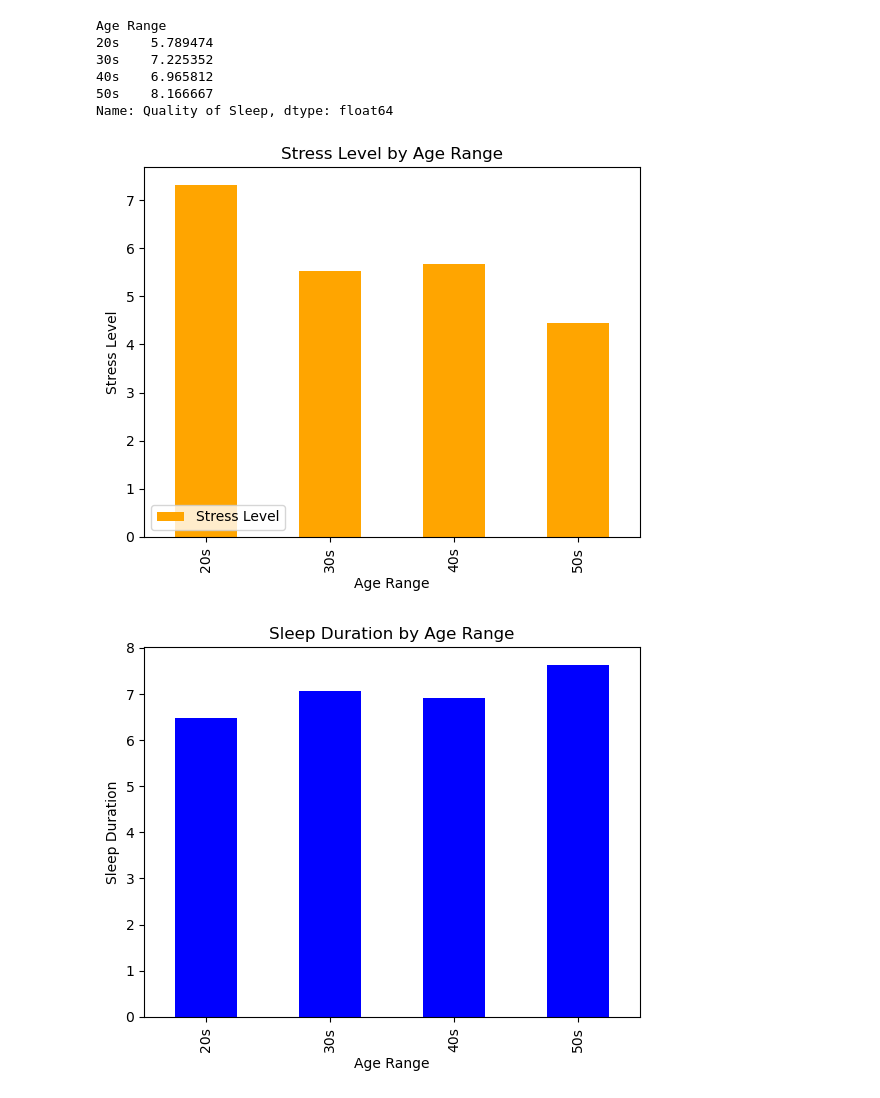
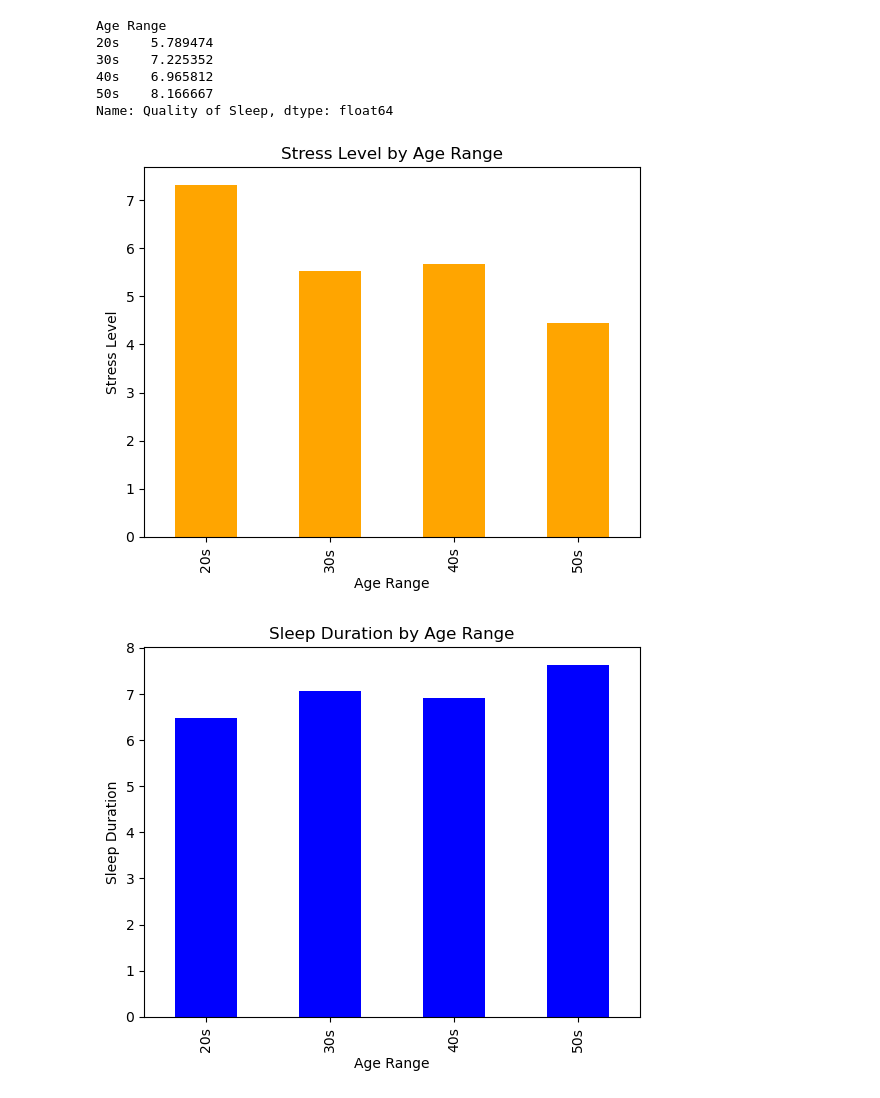
Before and after one commit to jaredsletto/Project_1, a Jupyter notebook: Project_1_sleep.ipynb, the cells around one changed output. Saved outputs shown, nothing was run; the diff lists cells and outputs as text; code cells hidden in the pictures.

```diff
--- a/Project_1_sleep.ipynb
+++ b/Project_1_sleep.ipynb
@@ -97,16 +97,15 @@ Name: Quality of Sleep, dtype: float64
 # %%
 # Create bar chart for age_stress
 age_stress.plot(kind='bar', color="orange")
 
 # Create the ticks/titles/labels for our bar chart's x axis
 plt.title("Stress Level by Age Range")
 plt.xlabel("Age Range")
 plt.ylabel("Stress Level")
-plt.legend(loc=3)
 plt.savefig("images/age_stress_bar.png")
 plt.show()
 # %% [output]
-[figure, old version]
+[figure, new version]
 # %%
 # Create bar chart for age_sleep_duration
 age_sleep_duration.plot(kind='bar', color="blue")
```
Also changed, not shown: 1 other file.
